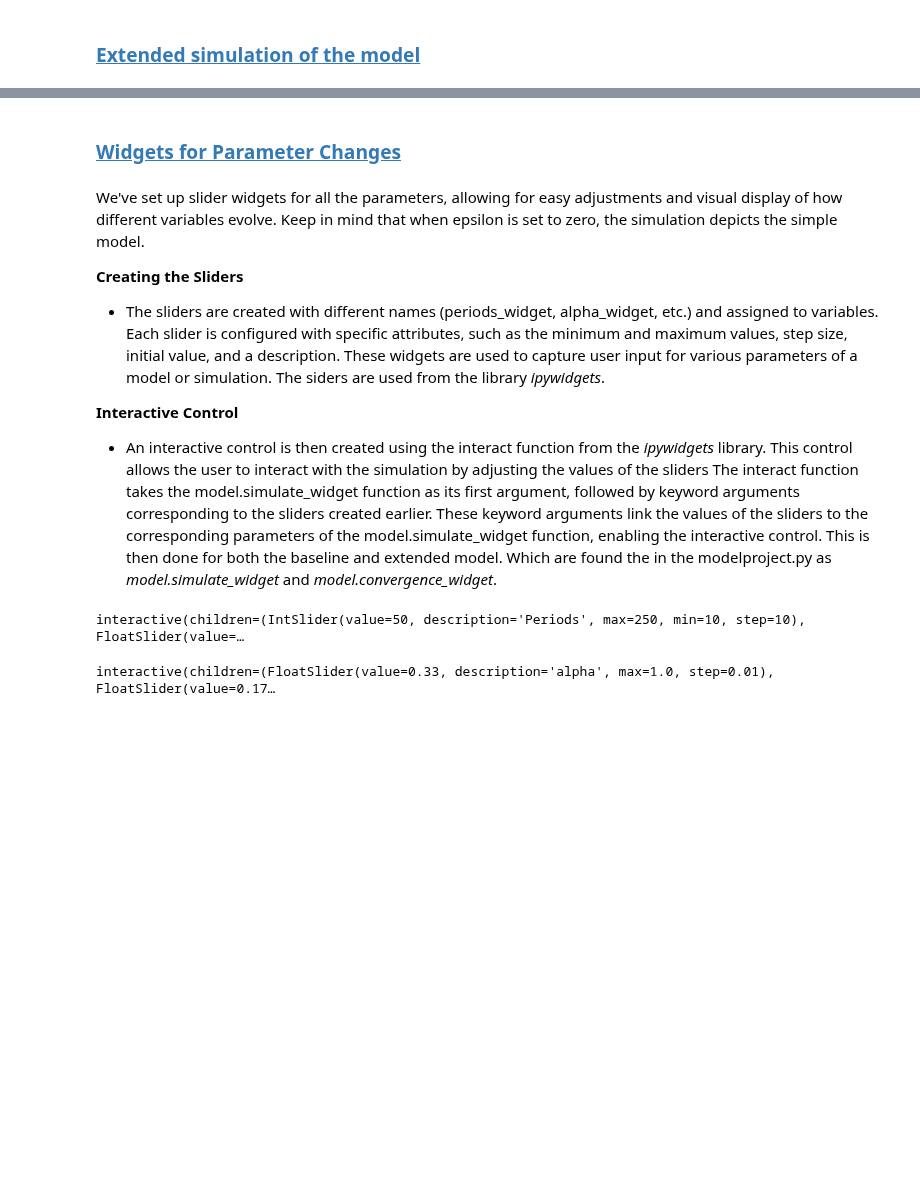
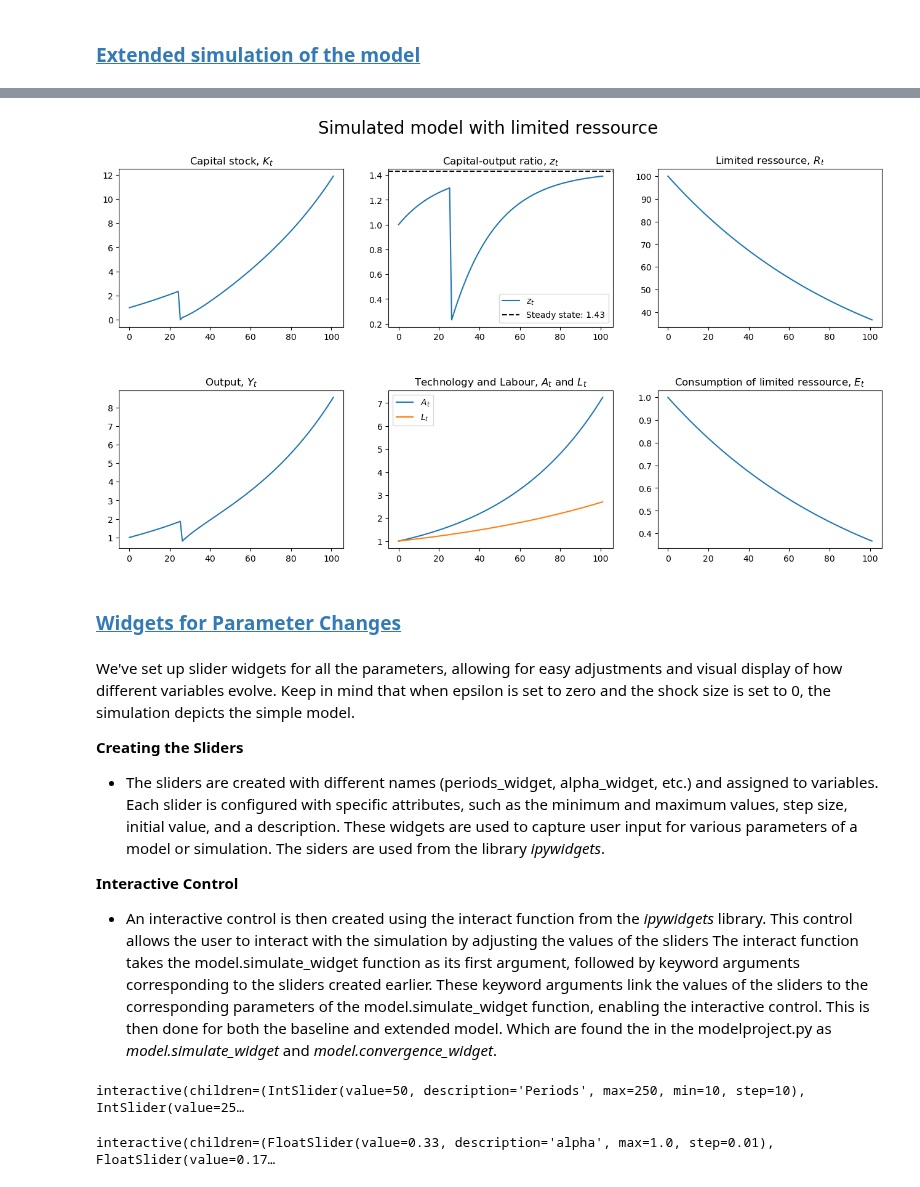
Before and after one commit to NumEconCopenhagen/projects-2023-valros, a Jupyter notebook: modelproject/modelproject.ipynb, the cells around one changed output, grey strips where cells are left out. Cells and saved outputs as stored; diff of their text form; code cells hidden in the pictures; blank space fills up the shorter version.

Commit message:
Implemented a shock to the modelproject to extend the analysis

```diff
--- a/modelproject/modelproject.ipynb
+++ b/modelproject/modelproject.ipynb
@@ -271,7 +287,15 @@ model.simulate(periods = 100, ext=True, do_print=True)
+# %%
+# a. reseting parameters
+model.setup()
+
+# b. simulate model with limited resources
+model.simulate(periods = 100, ext=True, do_print=True, shock_period=25, shock_size=1)
+# %% [output]
+[figure, added]
 # %% [markdown]
 ### <a id='toc2_5_3_'></a>[Widgets for Parameter Changes](#toc0_)
 # %% [markdown]
-We've set up slider widgets for all the parameters, allowing for easy adjustments and visual display of how different variables evolve. Keep in mind that when epsilon is set to zero, the simulation depicts the simple model.
+We've set up slider widgets for all the parameters, allowing for easy adjustments and visual display of how different variables evolve. Keep in mind that when epsilon is set to zero and the shock size is set to 0, the simulation depicts the simple model.
 
 
 **Creating the Sliders**
@@ -284,6 +308,8 @@ We've set up slider widgets for all the parameters, allowing for easy adjustment
 # %%
 # a. define the widgets for full simulation
 periods_widget = IntSlider(min=10, max=250, step=10, value=50, description='Periods')
+shock_period_widget = IntSlider(min=0, max=250, step=1, value=25, description='Shock Period')
+shock_size_widget = FloatSlider(min=0, max=1, step=0.01, value=0.5, description='Shock Size')
 alpha_widget = FloatSlider(min=0, max=1, step=0.01, value=0.33, description='alpha')
 epsilon_widget = FloatSlider(min=0, max=1, step=0.01, value=0.17, description='epsilon')
 delta_widget = FloatSlider(min=0, max=1, step=0.01, value=0.05, description='delta')
@@ -293,11 +319,11 @@ n_widget = FloatSlider(min=0, max=1, step=0.01, value=0.01, description='n')
 g_widget = FloatSlider(min=0, max=1, step=0.01, value=0.02, description='g')
 
 # b. create the interactive control for full simulation
-interact(model.simulate_widget, periods=periods_widget,
+interact(model.simulate_widget, periods=periods_widget, shock_period=shock_period_widget, shock_size=shock_size_widget,
          alpha=alpha_widget, epsilon=epsilon_widget, delta=delta_widget,
          s_Y=s_Y_widget, s_E=s_E_widget, n=n_widget, g=g_widget);
 # %% [output]
-interactive(children=(IntSlider(value=50, description='Periods', max=250, min=10, step=10), FloatSlider(value=…
+interactive(children=(IntSlider(value=50, description='Periods', max=250, min=10, step=10), IntSlider(value=25…
 # %%
 # a. define the widgets for convergence plot
 alpha_widget = FloatSlider(min=0, max=1, step=0.01, value=0.33, description='alpha')
```
Also changed, not shown: parts of 7 cells of this notebook, 1 other file.
